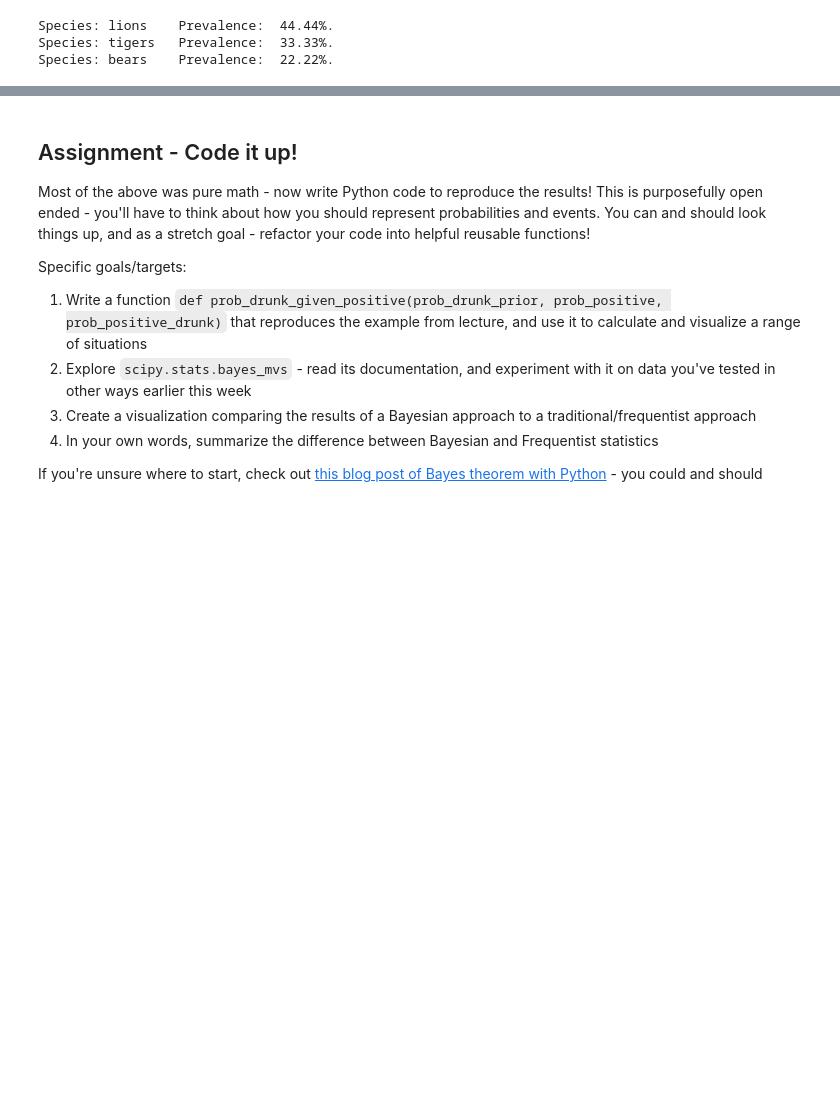
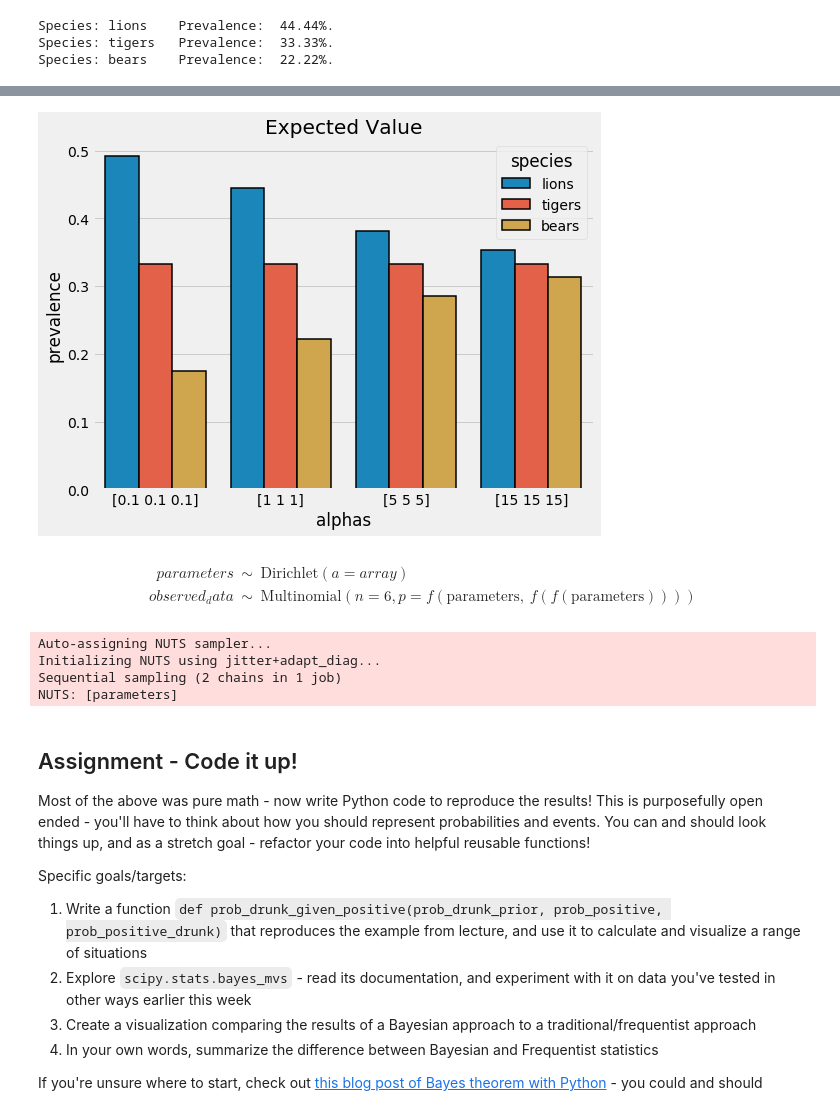
Before and after one commit to ngriggs/DS-Unit-1-Sprint-3-Statistical-Tests-and-Experiments, a Jupyter notebook: module3-introduction-to-bayesian-inference/LS_DS_133_Introduction_to_Bayesian_Inference.ipynb, the cells around one changed output, grey strips where cells are left out. Cells and saved outputs as stored; diff of their text form; code cells hidden in the pictures; blank space fills up the shorter version.

```diff
--- a/module3-introduction-to-bayesian-inference/LS_DS_133_Introduction_to_Bayesian_Inference.ipynb
+++ b/module3-introduction-to-bayesian-inference/LS_DS_133_Introduction_to_Bayesian_Inference.ipynb
@@ -131,3 +131,16 @@ display_probs(dict(zip(animals, expected)))
 Species: lions    Prevalence:  44.44%.
 Species: tigers   Prevalence:  33.33%.
 Species: bears    Prevalence:  22.22%.
+# %%
+alpha_list = [np.array([0.1, 0.1, 0.1]),
+              np.array([1, 1, 1]),
+              np.array([5, 5, 5]),
+              np.array([15, 15, 15])]
+
+values = []
+for alpha_new in alpha_list:
+    values.append((alpha_new + c) / (c.sum() + alpha_new.sum()))
+
+value_df = pd.DataFrame(values, columns = animals)
+value_df['alphas'] = [str(x) for x in alpha_list]
+value_df
@@ -133,0 +153,36 @@ Species: bears    Prevalence:  22.22%.
+# %%
+melted = pd.melt(value_df, id_vars = 'alphas', value_name='prevalence', var_name = 'species')
+
+plt.figure(figsize = (8, 6))
+sns.barplot(x = 'alphas', y = 'prevalence', hue = 'species', data = melted, edgecolor = 'k', linewidth = 1.5)
+plt.xticks(size = 14)
+plt.yticks(size = 14)
+plt.title('Expected Value');
+# %% [output]
+[figure, added]
+# %%
+
+with pm.Model() as model:
+    # Parameters of the Multinomial are from a Dirichlet
+    parameters = pm.Dirichlet('parameters', a=alpha, shape=3)
+
+    # Observed data is from a Multinomial distribution
+    observed_data = pm.Multinomial(
+        'observed_data', n=6, p=parameters, shape=3, observed=c)
+
+model
+# %% [output]
+$$
+            \begin{array}{rcl}
+            parameters &\sim & \text{Dirichlet}(\mathit{a}=array)\\observed_data &\sim & \text{Multinomial}(\mathit{n}=6, \mathit{p}=f(\text{parameters},~f(f(\text{parameters}))))
+            \end{array}
+            $$
+# %%
+with model:
+    # Sample from the posterior
+    trace = pm.sample(draws=1000, chains=2, tune=500, discard_tuned_samples=True)
+# %% [output]
+Auto-assigning NUTS sampler...
+Initializing NUTS using jitter+adapt_diag...
+Sequential sampling (2 chains in 1 job)
+NUTS: [parameters]
```
Also changed, not shown: parts of 16 cells of this notebook.
